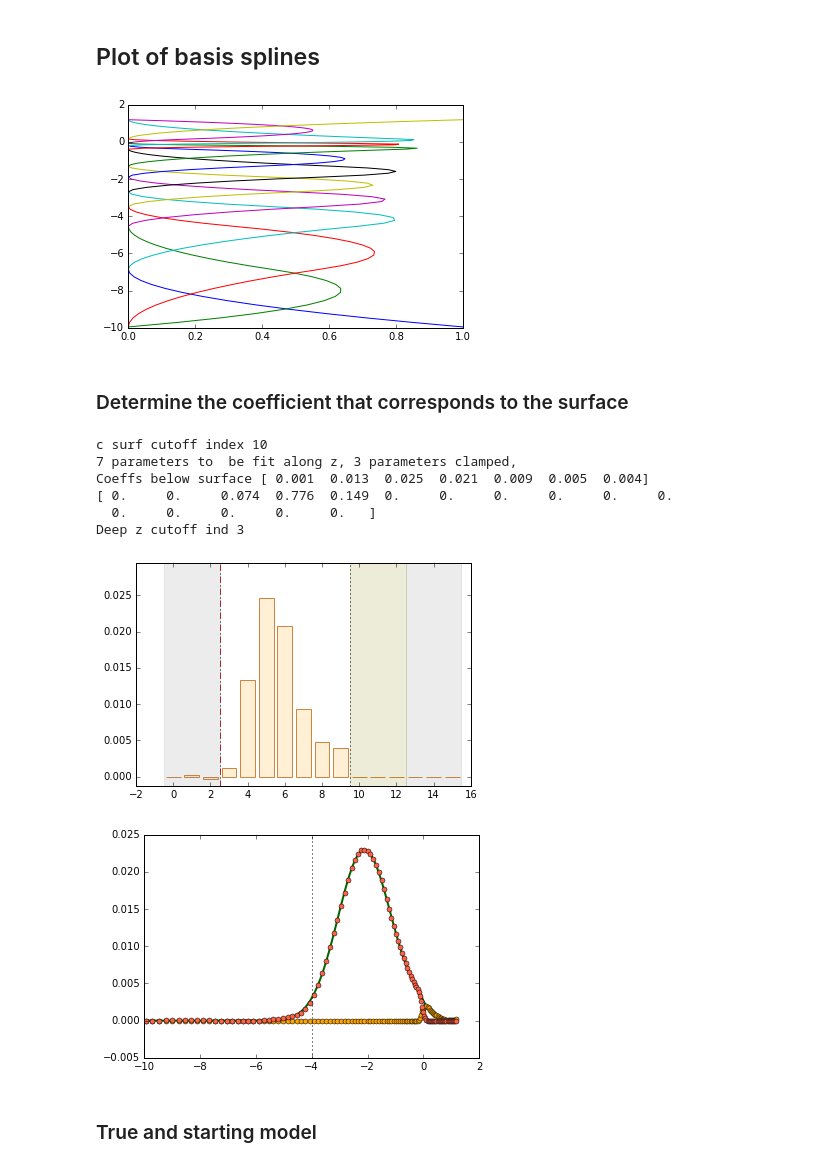
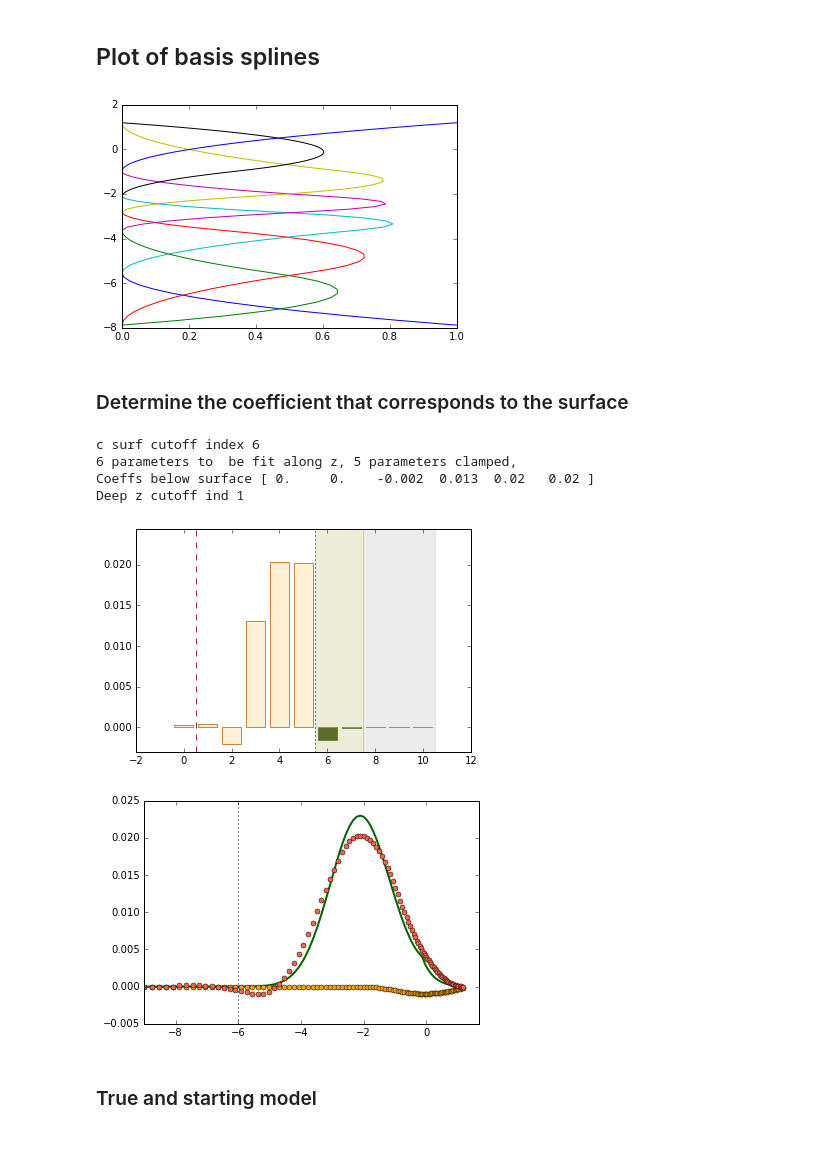
Before and after one commit to jishnub/sparc_flows, a Jupyter notebook: Supergranule_Spline.ipynb, the cells around one changed output. Saved outputs shown, nothing was run; the diff lists cells and outputs as text; code cells hidden in the pictures.

Commit message:
few parameters, refinement

```diff
--- a/Supergranule_Spline.ipynb
+++ b/Supergranule_Spline.ipynb
@@ -60,7 +60,7 @@ sigmazDH13 = 0.912
 z0DH13 = -2.3
 v0DH13 = 240
 # %%
-z_cutoff = -10 # Spline lower cutoff
+z_cutoff = -8 # Spline lower cutoff
 zspline_ind = z>z_cutoff
 zspline = z[z>z_cutoff]
 
@@ -70,7 +79,20 @@ psi_spline = psi_true[z>z_cutoff,nx_max]
 # %%
-tz1D,cz1D,kz=interpolate.splrep(zspline.flatten(),psi_spline_z.flatten(),k=2,s=1e-6)
+s_misfit = []
+s_list = [1e-4,1e-5,1e-6,1e-7,1e-8]
+Nparams = []
+for s in s_list:
+    tz1D,cz1D,kz=interpolate.splrep(zspline.flatten(),psi_spline.flatten(),k=2,s=s)
+    misfit = np.sum((psi_true - coeff_to_model((tz1D,cz1D,kz)))**2)/np.sum(psi_true**2)
+    s_misfit.append(misfit*100)
+    Nparams.append(tz1D.size-kz-1)
+
+plt.loglog(s_list,s_misfit,'o')
+plt.ylabel("% error in fit",fontsize=14)
+plt.xlabel("smoothing parameter",fontsize=14)
+
+tz1D,cz1D,kz=interpolate.splrep(zspline.flatten(),psi_spline.flatten(),k=2,s=1e-4)
 np.set_printoptions(precision=3)
 print("Knots",tz1D)
 print("Number of knots:",tz1D.size)
-print("Number of coeffs:",tz1D.size-2*(kz+1))
+print("Number of coeffs:",tz1D.size-kz-1)
 # %% [output]
@@ -87,12 +110,12 @@ for i in xrange(tz1D.size):
     b_i = interpolate.splev(zspline,(tz1D,c_i,kz))
     plt.plot(b_i,zspline)
 # %% [output]
-[figure, old version]
+[figure, new version]
 # %% [markdown]
 ### Determine the coefficient that corresponds to the surface
 # %%
 b_i_surf = np.zeros_like(cz1D)
-deep_z_cutoff = -4
+deep_z_cutoff = -6
 b_i_deep = np.zeros_like(cz1D)
 
 for i in xrange(tz1D.size):
@@ -108,48 +131,47 @@ cz1D_top[c_surf_cutoff:] = cz1D[c_surf_cutoff:]
 cz1D_bottom = np.zeros_like(cz1D)
 cz1D_bottom[:c_surf_cutoff] = cz1D[:c_surf_cutoff]
 print("{:d} parameters to  be fit along z, {:d} parameters clamped, "
-      .format(c_surf_cutoff-(kz+1),(tz1D.size-(kz+1)) - c_surf_cutoff))
-print("Coeffs below surface",cz1D[kz+1:c_surf_cutoff])
+      .format(c_surf_cutoff,tz1D.size - c_surf_cutoff))
+print("Coeffs below surface",cz1D[:c_surf_cutoff])
 
-print(b_i_deep)
 deep_z_cutoff_ind = b_i_deep.argmax()
 print("Deep z cutoff ind",deep_z_cutoff_ind)
 # %% [output]
-c surf cutoff index 10
-7 parameters to  be fit along z, 3 parameters clamped,
-Coeffs below surface [ 0.001  0.013  0.025  0.021  0.009  0.005  0.004]
-[ 0.     0.     0.074  0.776  0.149  0.     0.     0.     0.     0.     0.
-  0.     0.     0.     0.     0.   ]
-Deep z cutoff ind 3
+c surf cutoff index 6
+6 parameters to  be fit along z, 5 parameters clamped,
+Coeffs below surface [ 0.     0.    -0.002  0.013  0.02   0.02 ]
+Deep z cutoff ind 1
 # %%
-plt.bar(np.arange(cz1D_bottom.size)-0.4,cz1D_bottom,width=0.8,facecolor='papayawhip',edgecolor='peru');
+plt.bar(np.arange(cz1D_bottom.size)-0.4,cz1D_bottom,width=0.8,facecolor='papayawhip',edgecolor='peru',zorder=1);
+plt.bar(np.arange(cz1D_top.size)-0.4,cz1D_top,width=0.8,facecolor='darkolivegreen',edgecolor='darksage',zorder=0);
 plt.axvline(c_surf_cutoff-0.5,color="black",ls="dotted");
-plt.axvline(kz+1-0.5,color="black",ls="dotted");
 plt.axvline(deep_z_cutoff_ind-0.5,color="brown",ls="dashed");
-plt.axvspan(-0.5,kz+1-0.5,color="grey",alpha=0.15)
 plt.axvspan(c_surf_cutoff-0.5,cz1D_bottom.size-0.5-(kz+1),color="olive",alpha=0.15)
 plt.axvspan(cz1D_bottom.size-0.5-(kz+1),cz1D_bottom.size-0.5,color="grey",alpha=0.15)
 plt.ylim(cz1D_bottom.min()-0.001,cz1D_bottom.max()*1.2);
 # %% [output]
-[figure, old version]
+[figure, new version]
 # %%
 cz1D_top = np.zeros_like(cz1D)
 cz1D_top[c_surf_cutoff:] = cz1D[c_surf_cutoff:]
 cz1D_bottom = np.zeros_like(cz1D)
 cz1D_bottom[:c_surf_cutoff] = cz1D[:c_surf_cutoff]
 
-psi_spl_fit_top=interpolate.splev(zspline,(tz1D,cz1D_top,kz));
-plt.plot(zspline,psi_spline,linewidth=2,color="darkgreen");
-plt.plot(zspline,psi_spl_fit_top,'o',markersize=5,color="orange");
+psi_spl_fit_top=interpolate.splev(z,(tz1D,cz1D_top,kz),ext=1);
+
+plt.plot(z,psi_true[:,nx_max],linewidth=2,color="darkgreen");
+plt.plot(z,psi_spl_fit_top,'o',markersize=5,color="orange");
 
 cz1D_bottom = np.zeros_like(cz1D)
 cz1D_bottom[:c_surf_cutoff] = cz1D[:c_surf_cutoff]
-psi_spl_fit_bottom=interpolate.splev(z[zspline_ind],(tz1D,cz1D_bottom,kz));
-plt.plot(zspline,psi_spl_fit_bottom,'o',markersize=5,color="tomato");
+psi_spl_fit_bottom=interpolate.splev(z,(tz1D,cz1D_bottom,kz),ext=1);
+plt.plot(z,psi_spl_fit_bottom,'o',markersize=5,color="tomato");
+
+plt.xlim(-9,z[-1]+0.5);
 
 plt.axvline(deep_z_cutoff,color="black",ls="dotted");
 # %% [output]
-[figure, old version]
+[figure, new version]
 # %% [markdown]
 ### True and starting model
 # %%
```
Also changed, not shown: parts of 13 cells of this notebook, 7 other files.
